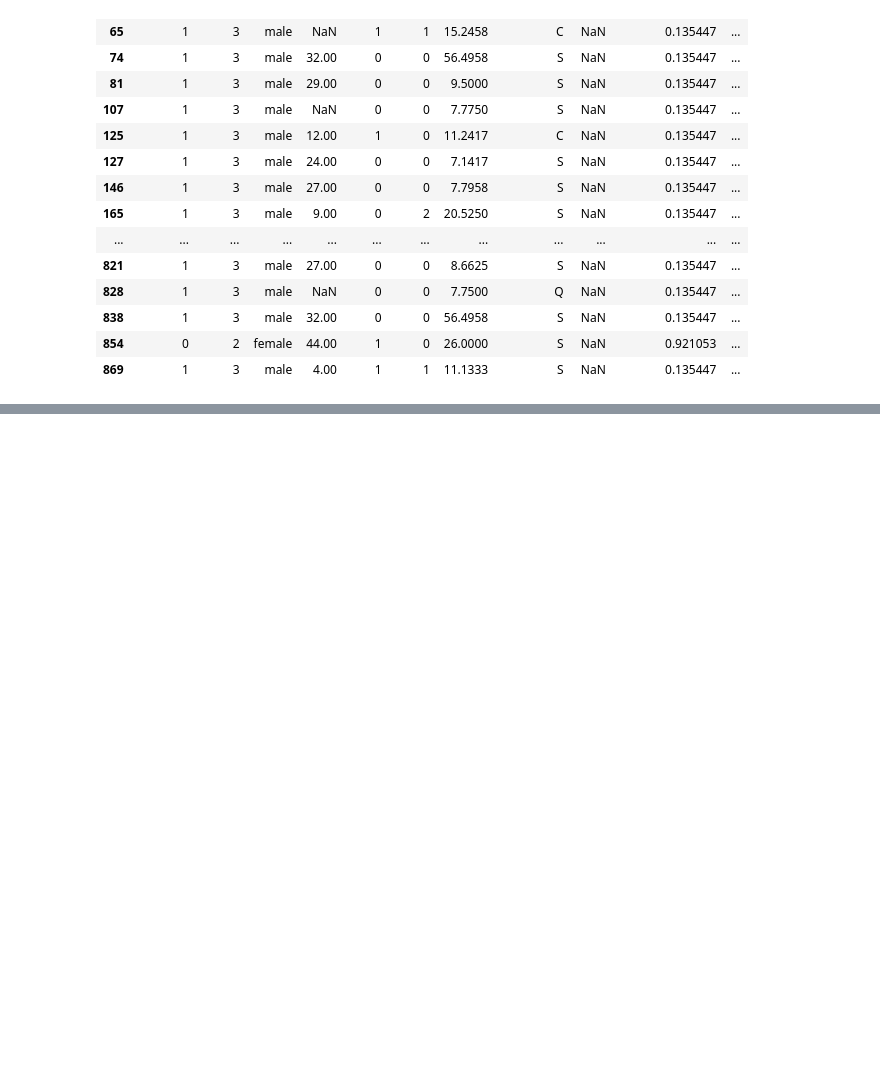
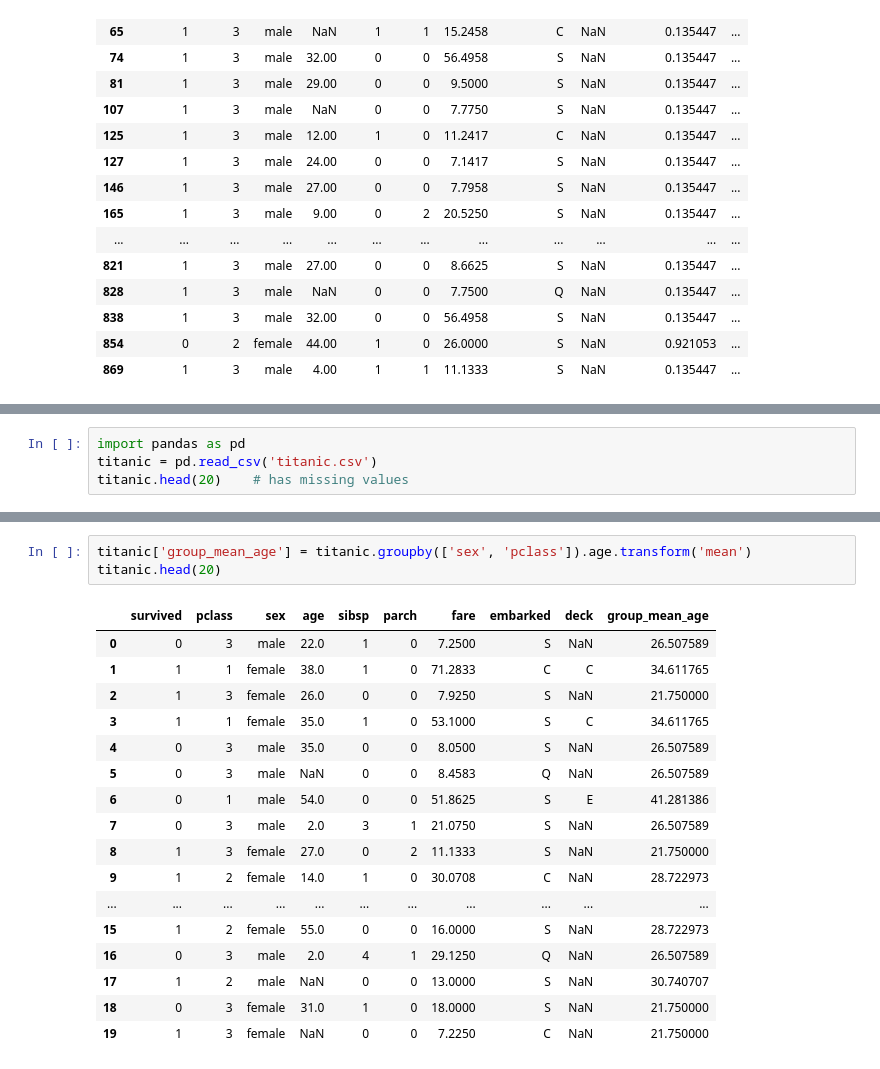
Before and after one commit to satenderlamba/Data-Science-with-Pandas, a Jupyter notebook: 2. Full Data Workflow A-Z/4. Groupby Operations/Groupby operations.ipynb, the cells around one changed output, grey strips where cells are left out. Drawn from its saved outputs; the diff is of its cells as text; blank space fills up the shorter version.

Commit message:
Replacing NA values by group-specific values

```diff
--- a/2. Full Data Workflow A-Z/4. Groupby Operations/Groupby operations.ipynb
+++ b/2. Full Data Workflow A-Z/4. Groupby Operations/Groupby operations.ipynb
@@ -609,0 +612,4 @@ titanic[titanic.outliers > 0.85]    # these are all the outliers
+# %%
+import pandas as pd
+titanic = pd.read_csv('titanic.csv')
+titanic.head(20)    # has missing values
@@ -609,0 +667,21 @@ titanic[titanic.outliers > 0.85]    # these are all the outliers
+# %%
+titanic['group_mean_age'] = titanic.groupby(['sex', 'pclass']).age.transform('mean')
+titanic.head(20)
+# %% [output]
+|  | survived | pclass | sex | age | sibsp | parch | fare | embarked | deck | group_mean_age |
+| 0 | 0 | 3 | male | 22.0 | 1 | 0 | 7.2500 | S | NaN | 26.507589 |
+| 1 | 1 | 1 | female | 38.0 | 1 | 0 | 71.2833 | C | C | 34.611765 |
+| 2 | 1 | 3 | female | 26.0 | 0 | 0 | 7.9250 | S | NaN | 21.750000 |
+| 3 | 1 | 1 | female | 35.0 | 1 | 0 | 53.1000 | S | C | 34.611765 |
+| 4 | 0 | 3 | male | 35.0 | 0 | 0 | 8.0500 | S | NaN | 26.507589 |
+| 5 | 0 | 3 | male | NaN | 0 | 0 | 8.4583 | Q | NaN | 26.507589 |
+| 6 | 0 | 1 | male | 54.0 | 0 | 0 | 51.8625 | S | E | 41.281386 |
+| 7 | 0 | 3 | male | 2.0 | 3 | 1 | 21.0750 | S | NaN | 26.507589 |
+| 8 | 1 | 3 | female | 27.0 | 0 | 2 | 11.1333 | S | NaN | 21.750000 |
+| 9 | 1 | 2 | female | 14.0 | 1 | 0 | 30.0708 | C | NaN | 28.722973 |
+| ... | ... | ... | ... | ... | ... | ... | ... | ... | ... | ... |
+| 15 | 1 | 2 | female | 55.0 | 0 | 0 | 16.0000 | S | NaN | 28.722973 |
+| 16 | 0 | 3 | male | 2.0 | 4 | 1 | 29.1250 | Q | NaN | 26.507589 |
+| 17 | 1 | 2 | male | NaN | 0 | 0 | 13.0000 | S | NaN | 30.740707 |
+| 18 | 0 | 3 | female | 31.0 | 1 | 0 | 18.0000 | S | NaN | 21.750000 |
+| 19 | 1 | 3 | female | NaN | 0 | 0 | 7.2250 | C | NaN | 21.750000 |
```
Also changed, not shown: parts of 8 cells of this notebook.
